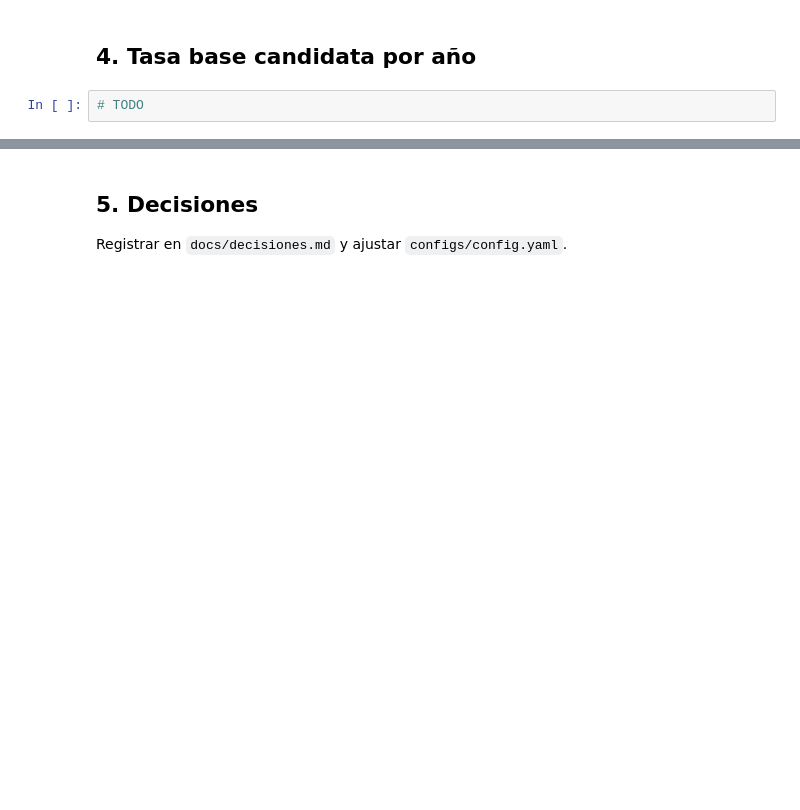
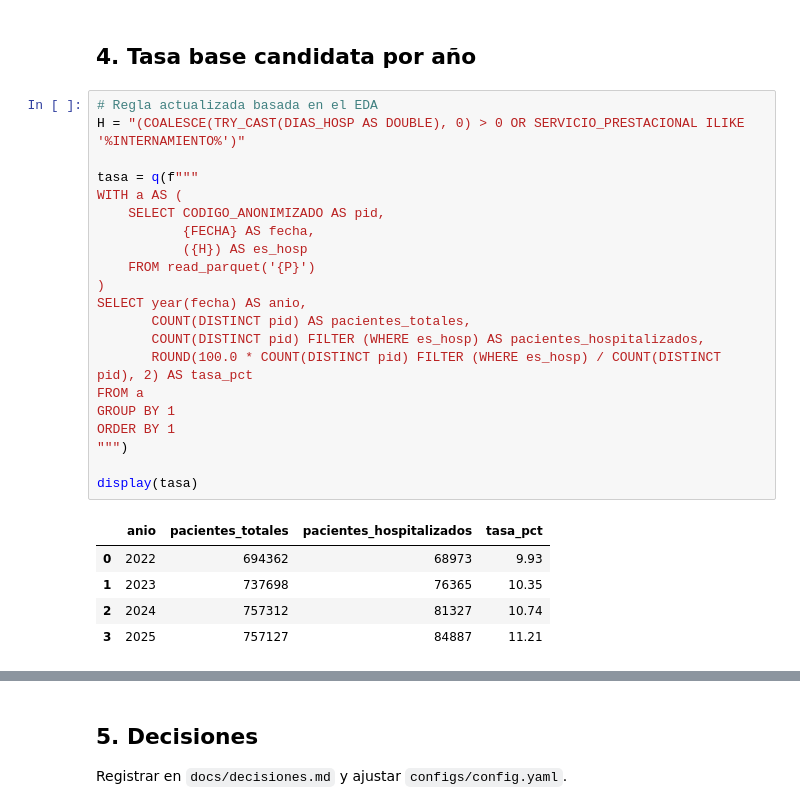
Before and after one commit to ramendez-fe/dm-hospitalizacion-sis, a Jupyter notebook: notebooks/00_verificaciones.ipynb, the cells around one changed output, grey strips where cells are left out. Saved outputs shown, nothing was run; the diff lists cells and outputs as text; blank space fills up the shorter version.

```diff
--- a/notebooks/00_verificaciones.ipynb
+++ b/notebooks/00_verificaciones.ipynb
@@ -36,4 +131,29 @@ Cruce `SERVICIO_PRESTACIONAL` × `DIAS_HOSP>0` × `DESTINO_ASEGURADO`.
 # %% [markdown]
 ## 4. Tasa base candidata por año
-# %%
-# TODO
+# %%
+# Regla actualizada basada en el EDA
+H = "(COALESCE(TRY_CAST(DIAS_HOSP AS DOUBLE), 0) > 0 OR SERVICIO_PRESTACIONAL ILIKE '%INTERNAMIENTO%')"
+
+tasa = q(f"""
+WITH a AS (
+    SELECT CODIGO_ANONIMIZADO AS pid,
+           {FECHA} AS fecha,
+           ({H}) AS es_hosp
+    FROM read_parquet('{P}')
+)
+SELECT year(fecha) AS anio,
+       COUNT(DISTINCT pid) AS pacientes_totales,
+       COUNT(DISTINCT pid) FILTER (WHERE es_hosp) AS pacientes_hospitalizados,
+       ROUND(100.0 * COUNT(DISTINCT pid) FILTER (WHERE es_hosp) / COUNT(DISTINCT pid), 2) AS tasa_pct
+FROM a
+GROUP BY 1
+ORDER BY 1
+""")
+
+display(tasa)
+# %% [output]
+|  | anio | pacientes_totales | pacientes_hospitalizados | tasa_pct |
+| 0 | 2022 | 694362 | 68973 | 9.93 |
+| 1 | 2023 | 737698 | 76365 | 10.35 |
+| 2 | 2024 | 757312 | 81327 | 10.74 |
+| 3 | 2025 | 757127 | 84887 | 11.21 |
```
Also changed, not shown: parts of 12 cells of this notebook.
